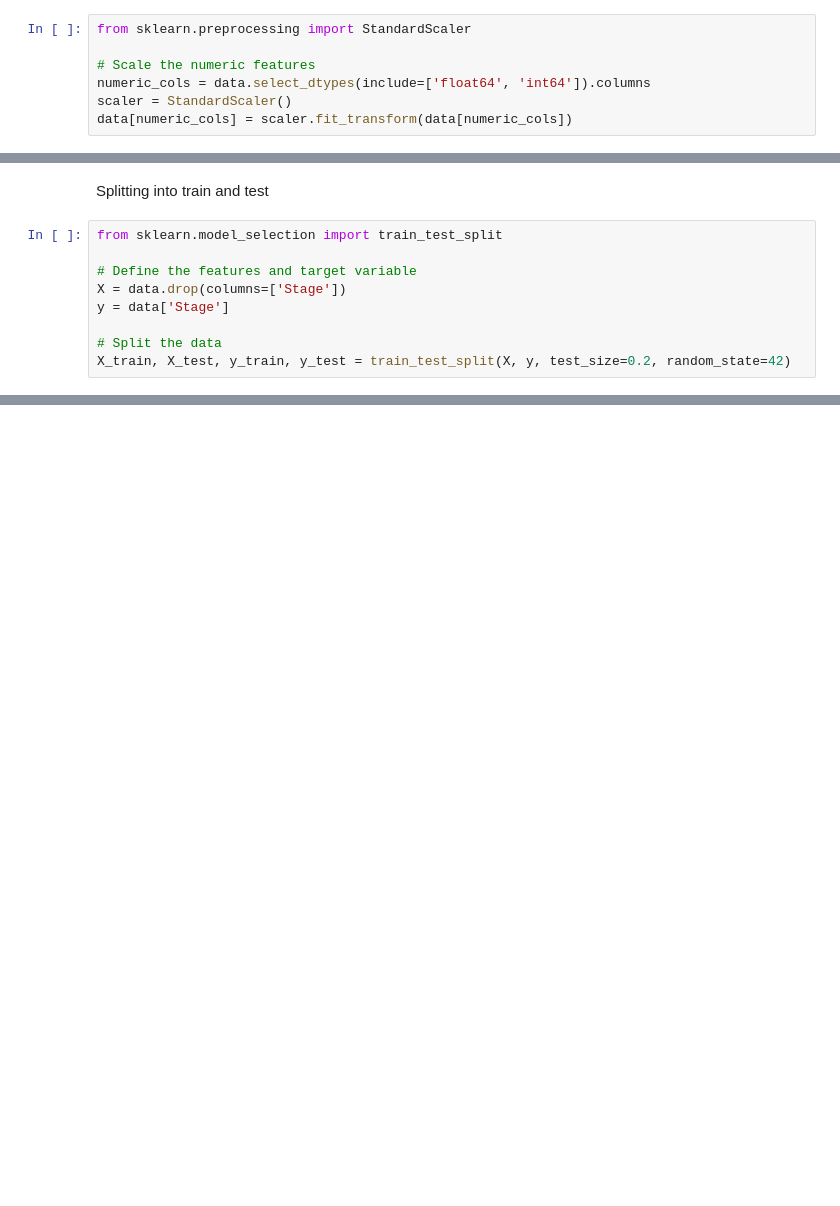
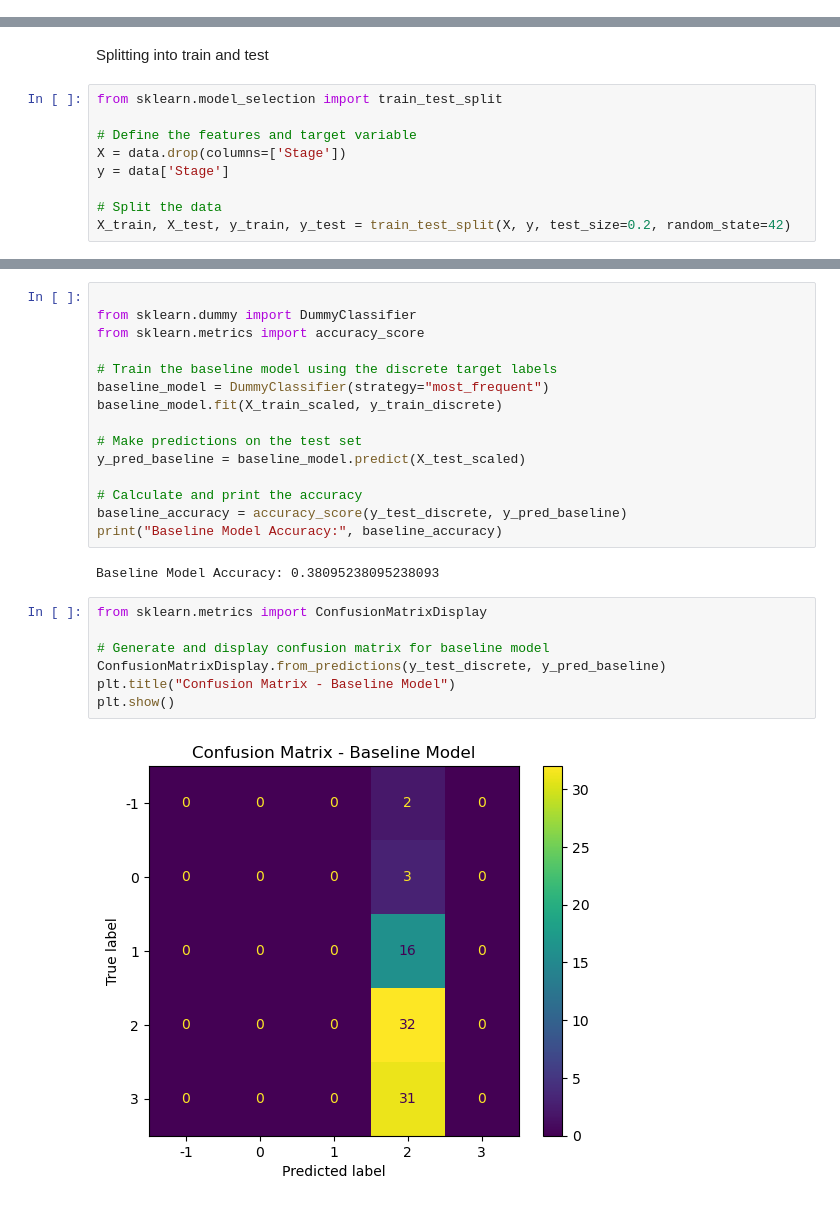
Before and after one commit to OBaldris/IntroML-Project, a Jupyter notebook: classification.ipynb, the cells around one changed output, grey strips where cells are left out. Drawn from its saved outputs; the diff is of its cells as text; blank space fills up the shorter version.

```diff
--- a/classification.ipynb
+++ b/classification.ipynb
@@ -102,10 +102,3 @@ Prothrombin 2
 Stage 6
 # %% [markdown]
 Scaling the data
-# %%
-from sklearn.preprocessing import StandardScaler
-
-# Scale the numeric features
-numeric_cols = data.select_dtypes(include=['float64', 'int64']).columns
-scaler = StandardScaler()
-data[numeric_cols] = scaler.fit_transform(data[numeric_cols])
@@ -132,0 +214,26 @@ X_train, X_test, y_train, y_test = train_test_split(X, y, test_size=0.2, random_
+# %%
+
+from sklearn.dummy import DummyClassifier
+from sklearn.metrics import accuracy_score
+
+# Train the baseline model using the discrete target labels
+baseline_model = DummyClassifier(strategy="most_frequent")
+baseline_model.fit(X_train_scaled, y_train_discrete)
+
+# Make predictions on the test set
+y_pred_baseline = baseline_model.predict(X_test_scaled)
+
+# Calculate and print the accuracy
+baseline_accuracy = accuracy_score(y_test_discrete, y_pred_baseline)
+print("Baseline Model Accuracy:", baseline_accuracy)
+# %% [output]
+Baseline Model Accuracy: 0.38095238095238093
+# %%
+from sklearn.metrics import ConfusionMatrixDisplay
+
+# Generate and display confusion matrix for baseline model
+ConfusionMatrixDisplay.from_predictions(y_test_discrete, y_pred_baseline)
+plt.title("Confusion Matrix - Baseline Model")
+plt.show()
+# %% [output]
+[figure, added]
```
Also changed, not shown: parts of 7 cells of this notebook.
